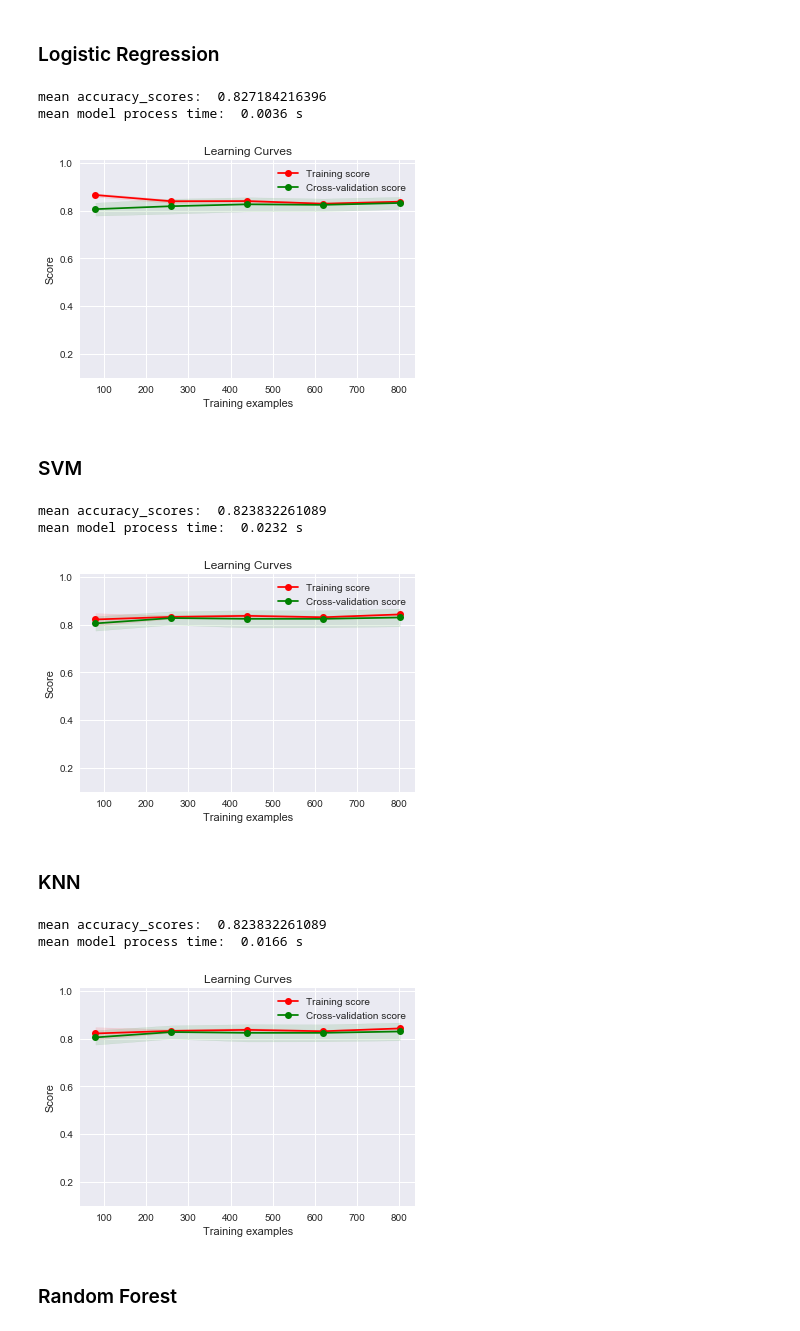
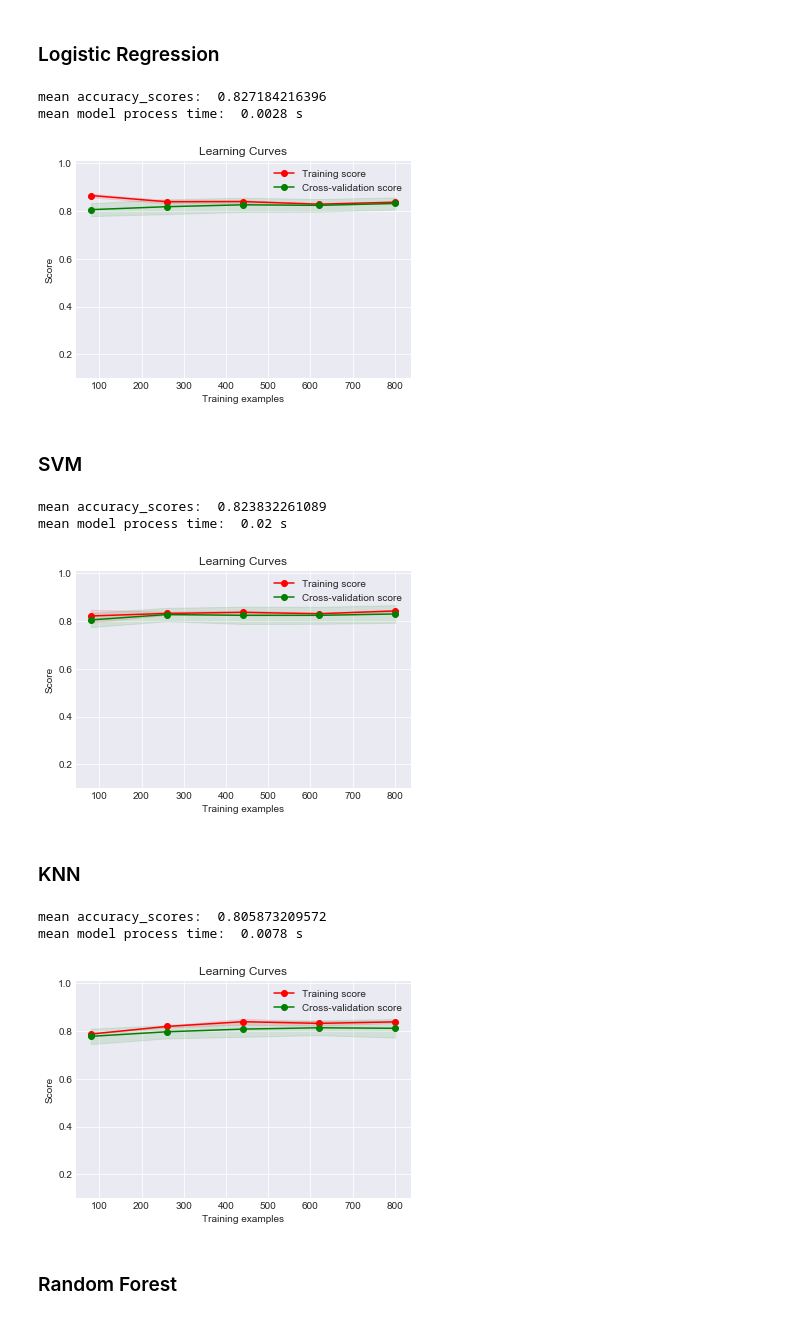
Before and after one commit to hidejxz/hidejxz, a Jupyter notebook: docs/source/case/titanic.ipynb, the cells around one changed output. Cells and saved outputs as stored; diff of their text form; code cells hidden in the pictures.

```diff
--- a/docs/source/case/titanic.ipynb
+++ b/docs/source/case/titanic.ipynb
@@ -350,7 +349,8 @@ def kfold_plot(train, ytrain, model):
         X_train, X_test = train.iloc[train_index], train.iloc[test_index]
         y_train, y_test = ytrain.iloc[train_index], ytrain.iloc[test_index]
         begin_t = time.time()
-        predictions,model_o = model(X_train, X_test, y_train)
+        model.fit(X_train, y_train)
+        predictions = model.predict(X_test)
         end_t = time.time()
         exe_time.append(round(end_t-begin_t, 3))
 
@@ -360,7 +360,7 @@ def kfold_plot(train, ytrain, model):
 
     print ('mean accuracy_scores: ', np.mean(accuracy_scores))
     print ('mean model process time: ', np.mean(exe_time), 's')
-    plot_learning_curve(model_o, "Learning Curves",train, ytrain, ylim=(0.1, 1.01), n_jobs=1,cv=10)
+    plot_learning_curve(model, "Learning Curves",train, ytrain, ylim=(0.1, 1.01), n_jobs=1,cv=10)
     plt.show()
     return np.mean(accuracy_scores),np.mean(exe_time)
 # %%
@@ -370,44 +370,32 @@ mean_time = {}
 ### Logistic Regression
 # %%
 from sklearn.linear_model import LogisticRegression
-def lr_model(X_train, X_test, y_train):
-    model = LogisticRegression(C=100)
-    model.fit(X_train, y_train)
-    predictions = model.predict(X_test)
-    return predictions,model
+lr_model = LogisticRegression(C=100)
 mean_accuracy['lr'],mean_time['lr'] = kfold_plot(x_train, y_train, lr_model)
 # %% [output]
 mean accuracy_scores:  0.827184216396
-mean model process time:  0.0036 s
+mean model process time:  0.0028 s
-[figure, old version]
+[figure, new version]
 # %% [markdown]
 ### SVM
 # %%
 from sklearn.svm import SVC
-def svc_model(X_train, X_test, y_train):
-    model = SVC(C=20)
-    model.fit(X_train, y_train)
-    predictions = model.predict(X_test)
-    return predictions,model
+svc_model = SVC(C=20)
 mean_accuracy['svc'],mean_time['svc'] = kfold_plot(x_train, y_train, svc_model)
 # %% [output]
 mean accuracy_scores:  0.823832261089
-mean model process time:  0.0232 s
+mean model process time:  0.02 s
-[figure, old version]
+[figure, new version]
 # %% [markdown]
 ### KNN
 # %%
 from sklearn.neighbors import KNeighborsClassifier
-def knn_model(X_train, X_test, y_train):
-    model = SVC(C=20)
-    model.fit(X_train, y_train)
-    predictions = model.predict(X_test)
-    return predictions,model
+knn_model = KNeighborsClassifier(n_neighbors=10)
 mean_accuracy['knn'],mean_time['knn'] = kfold_plot(x_train, y_train, knn_model)
 # %% [output]
-mean accuracy_scores:  0.823832261089
-mean model process time:  0.0166 s
+mean accuracy_scores:  0.805873209572
+mean model process time:  0.0078 s
-[figure, old version]
+[figure, new version]
 # %% [markdown]
 ### Random Forest
 # %%
```
Also changed, not shown: parts of 25 cells of this notebook, 31 other files.
